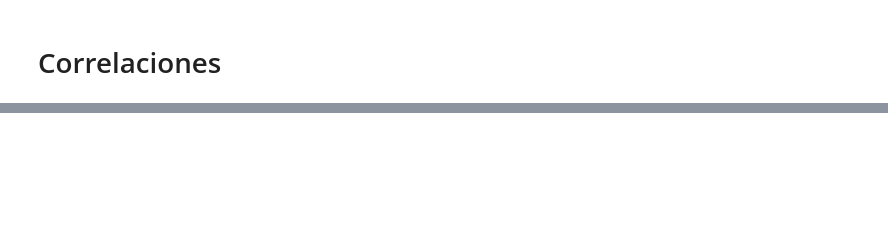
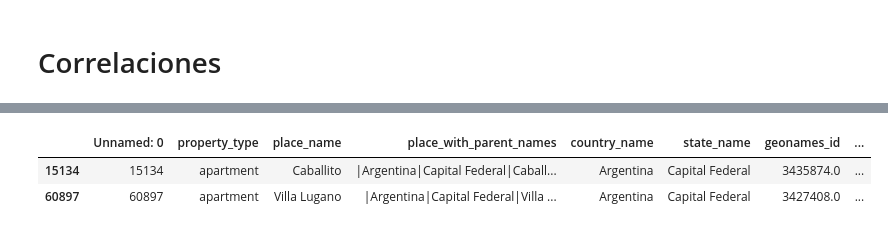
Before and after one commit to juansv2k2/property-price-analysis, a Jupyter notebook: tp1.ipynb, the cells around one changed output, grey strips where cells are left out. Saved outputs shown, nothing was run; the diff lists cells and outputs as text; code cells hidden in the pictures; blank space fills up the shorter version.

Commit message:
Comandos para archivo properati.csv

```diff
--- a/tp1.ipynb
+++ b/tp1.ipynb
@@ -1790,0 +2579,8 @@ properatti_df_clean.columns
+# %%
+#Creado de un nuevo dataframe para llevarse los datos
+
+properatti_df.sample(2)
+# %% [output]
+|  | Unnamed: 0 | property_type | place_name | place_with_parent_names | country_name | state_name | geonames_id | ... |
+| 15134 | 15134 | apartment | Caballito | |Argentina|Capital Federal|Caball... | Argentina | Capital Federal | 3435874.0 | ... |
+| 60897 | 60897 | apartment | Villa Lugano | |Argentina|Capital Federal|Villa ... | Argentina | Capital Federal | 3427408.0 | ... |
```
Also changed, not shown: parts of 129 cells of this notebook.
